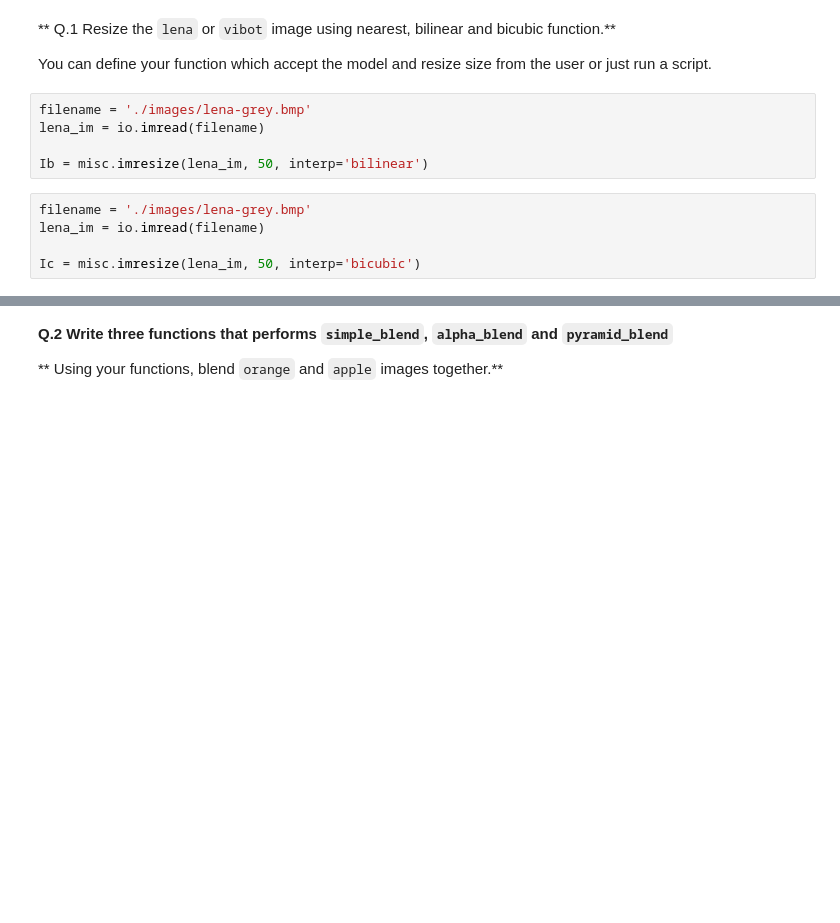
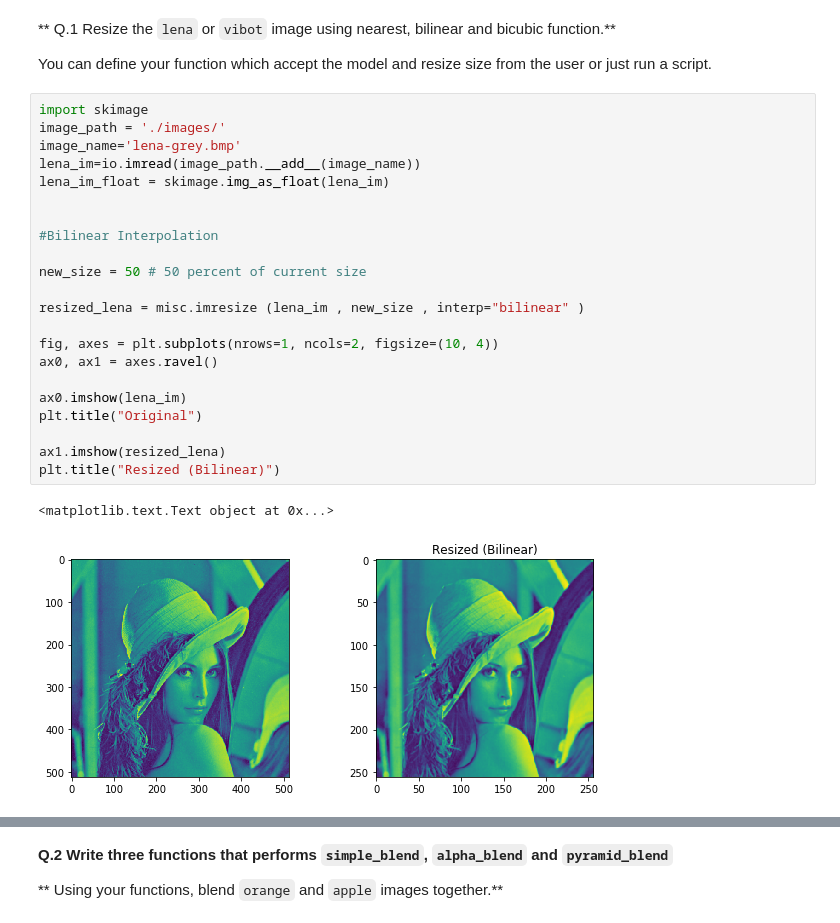
Before and after one commit to henryogene20/B31XB-IIP-TP-1718, a Jupyter notebook: 3-interpolation-blending/3-interpolation-blending.ipynb, the cells around one changed output, grey strips where cells are left out. Saved outputs shown, nothing was run; the diff lists cells and outputs as text; blank space fills up the shorter version.

```diff
--- a/3-interpolation-blending/3-interpolation-blending.ipynb
+++ b/3-interpolation-blending/3-interpolation-blending.ipynb
@@ -48,13 +48,28 @@ Pretty printing has been turned ON
 ** Q.1 Resize the `lena` or `vibot` image using nearest, bilinear and bicubic function.**
 
 You can define your function which accept the model and resize size from the user or just run a script.
-# %%
-filename = './images/lena-grey.bmp'
-lena_im = io.imread(filename)
-
-Ib = misc.imresize(lena_im, 50, interp='bilinear')
-# %%
-filename = './images/lena-grey.bmp'
-lena_im = io.imread(filename)
-
-Ic = misc.imresize(lena_im, 50, interp='bicubic')
+# %%
+import skimage
+image_path = './images/'
+image_name='lena-grey.bmp'
+lena_im=io.imread(image_path.__add__(image_name))
+lena_im_float = skimage.img_as_float(lena_im)
+
+
+#Bilinear Interpolation
+
+new_size = 50 # 50 percent of current size
+
+resized_lena = misc.imresize (lena_im , new_size , interp="bilinear" )
+
+fig, axes = plt.subplots(nrows=1, ncols=2, figsize=(10, 4))
+ax0, ax1 = axes.ravel()
+
+ax0.imshow(lena_im)
+plt.title("Original")
+
+ax1.imshow(resized_lena)
+plt.title("Resized (Bilinear)")
+# %% [output]
+<matplotlib.text.Text object at 0x...>
+[figure, added]
```
Also changed, not shown: parts of 10 cells of this notebook, 1 other file.
